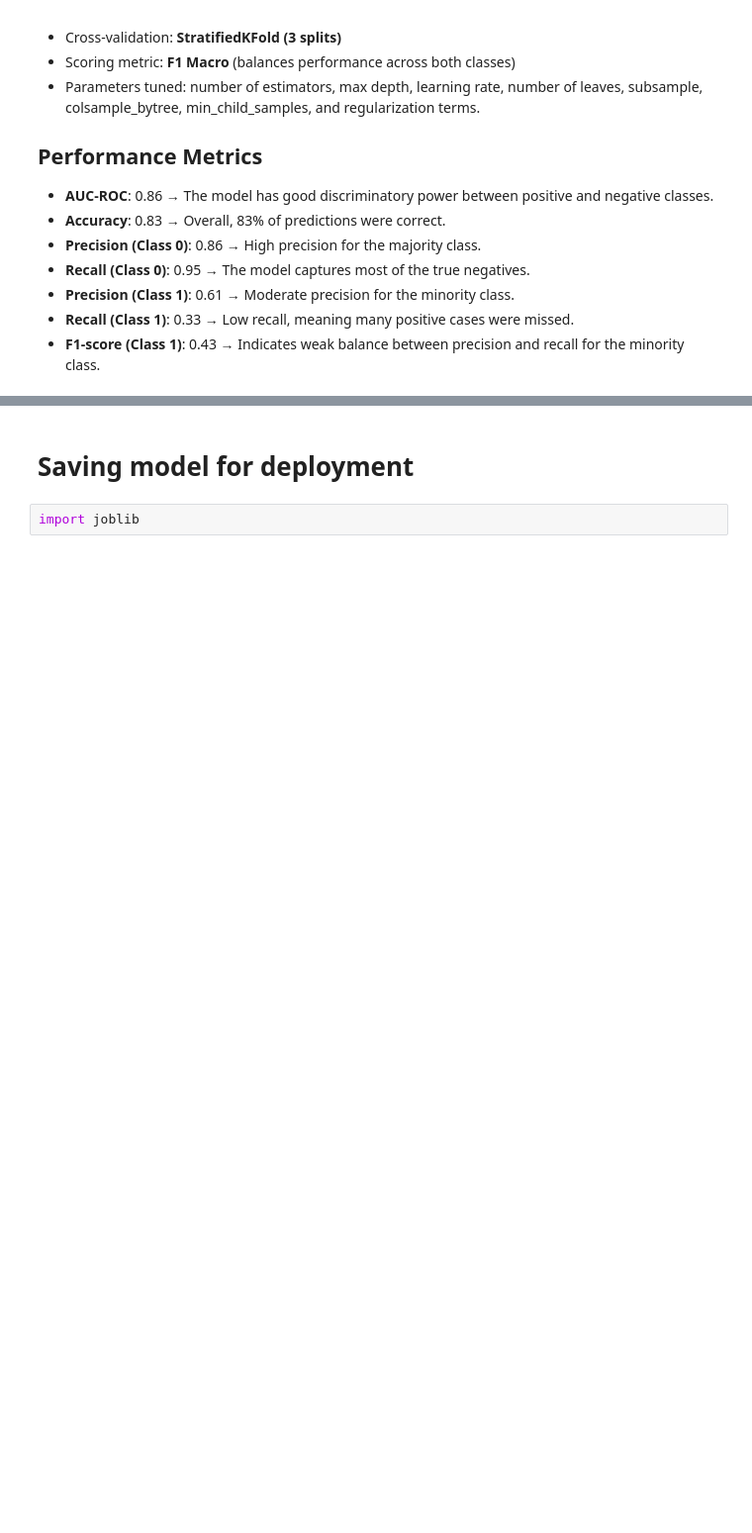
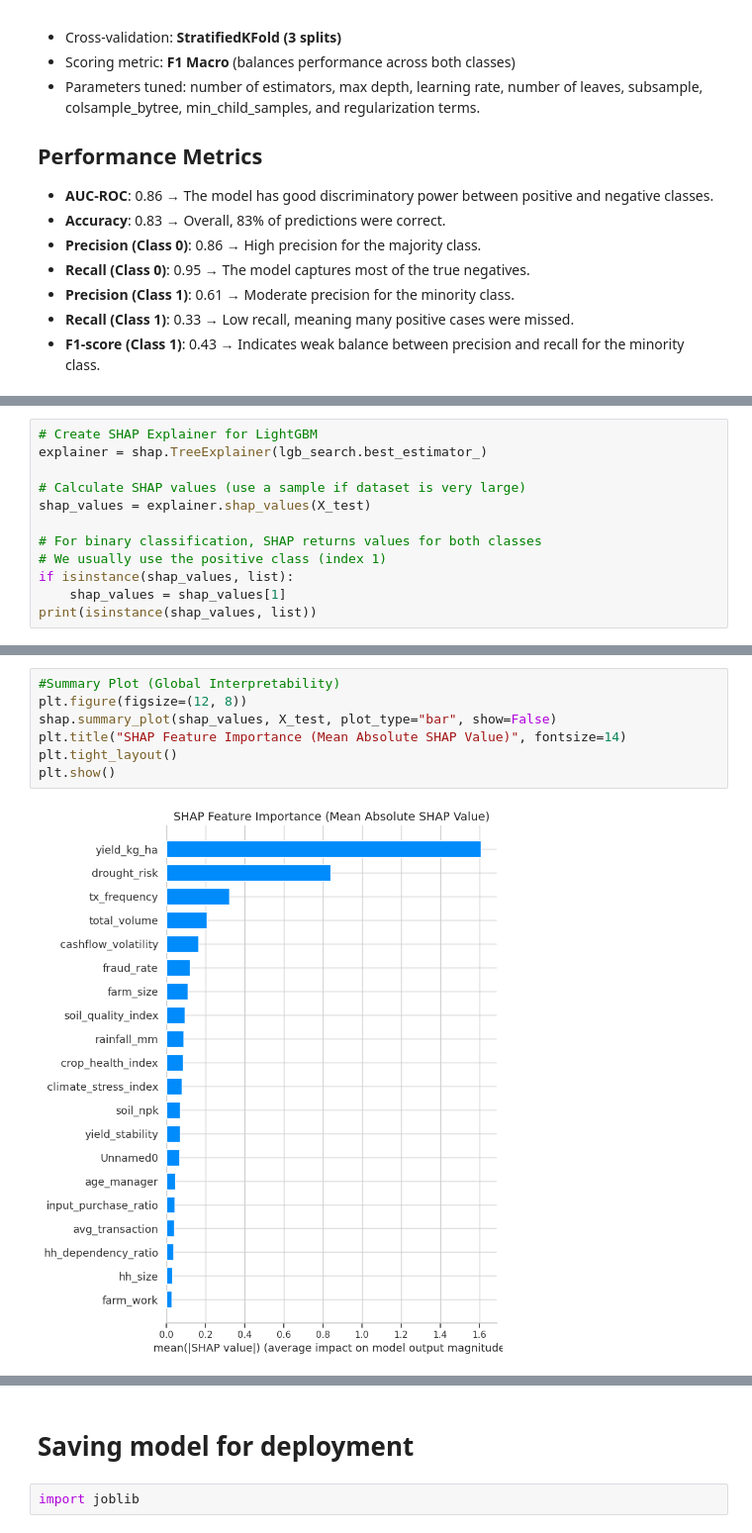
Before and after one commit to karanimwarimu/AGRISCORE-, a Jupyter notebook: Notebooks/Models.ipynb, the cells around one changed output, grey strips where cells are left out. Shown at 99% size. Drawn from its saved outputs; the diff is of its cells as text; blank space fills up the shorter version.

```diff
--- a/Notebooks/Models.ipynb
+++ b/Notebooks/Models.ipynb
@@ -823,0 +860,12 @@ We used **LightGBM (LGBMClassifier)** with hyperparameter tuning via **Randomize
+# %%
+# Create SHAP Explainer for LightGBM
+explainer = shap.TreeExplainer(lgb_search.best_estimator_)
+
+# Calculate SHAP values (use a sample if dataset is very large)
+shap_values = explainer.shap_values(X_test)
+
+# For binary classification, SHAP returns values for both classes
+# We usually use the positive class (index 1)
+if isinstance(shap_values, list):
+    shap_values = shap_values[1]
+print(isinstance(shap_values, list))
@@ -823,0 +891,9 @@ We used **LightGBM (LGBMClassifier)** with hyperparameter tuning via **Randomize
+# %%
+#Summary Plot (Global Interpretability)
+plt.figure(figsize=(12, 8))
+shap.summary_plot(shap_values, X_test, plot_type="bar", show=False)
+plt.title("SHAP Feature Importance (Mean Absolute SHAP Value)", fontsize=14)
+plt.tight_layout()
+plt.show()
+# %% [output]
+[figure, added]
```
Also changed, not shown: parts of 13 cells of this notebook.
